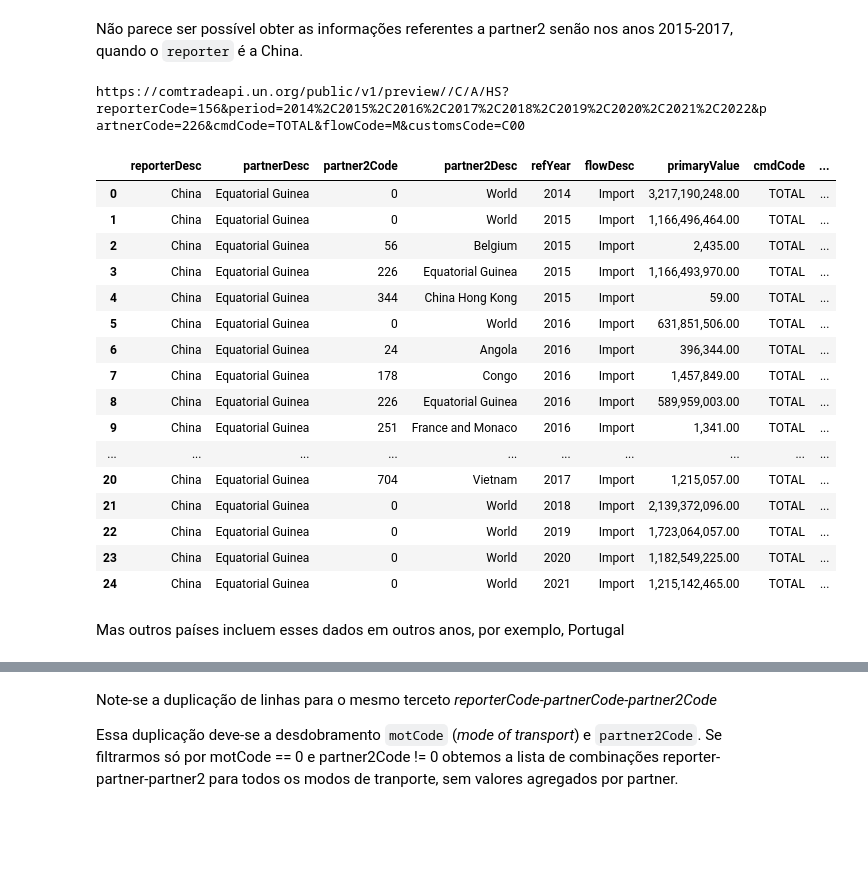
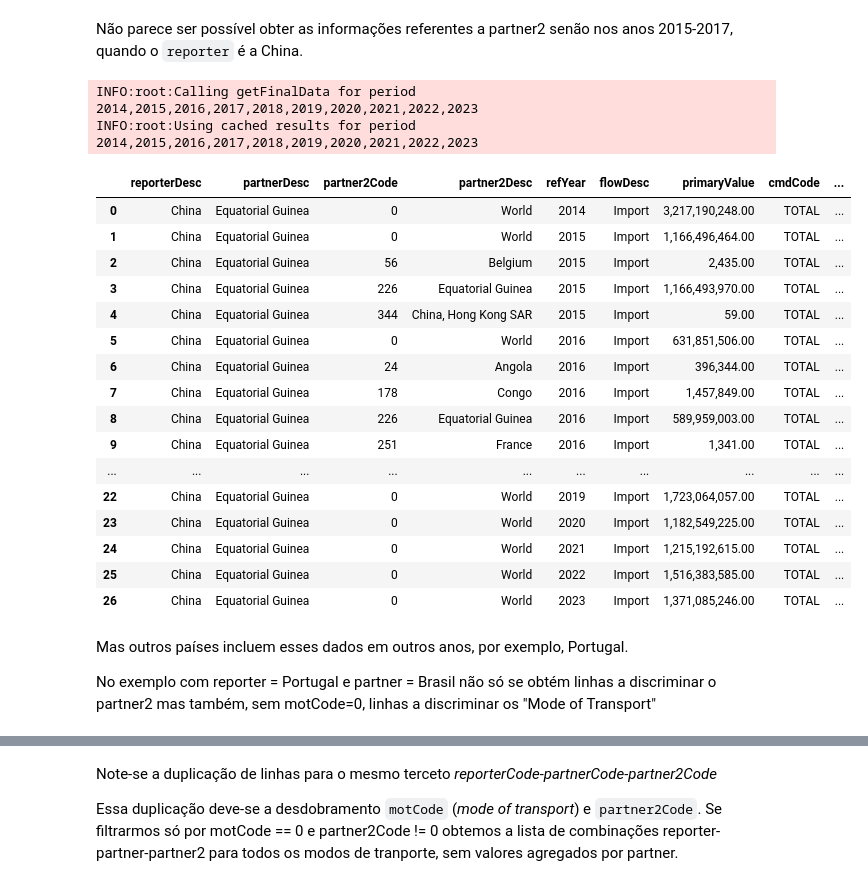
Before and after one commit to joaquimrcarvalho/cipf-comtrade, a Jupyter notebook: comtrade-api.ipynb, the cells around one changed output, grey strips where cells are left out. Cells and saved outputs as stored; diff of their text form; code cells hidden in the pictures; blank space fills up the shorter version.

```diff
--- a/comtrade-api.ipynb
+++ b/comtrade-api.ipynb
@@ -452,43 +541,53 @@ https://comtradeapi.un.org/public/v1/preview//C/A/HS?reporterCode=156&period=201
 Não parece ser possível obter as informações referentes a partner2
  senão nos anos 2015-2017, quando o `reporter` é a China.
 # %%
+import comtradetools
+
 yrange = comtradetools.year_range(2014,2023)
-reporterCode = m49_china
+reporterCode = comtradetools.m49_china
+partnerCode = comtradetools.m49_guine_equatorial
 # %%
 
-df = comtradetools.get_data("C",# C for commodities, S for Services
-                     "A",# (freqCode) A for annual and M for monthly
-                     flowCode=flow,
-                     reporterCode=reporterCode,
-                     partnerCode=partnerCode,
-                     partner2Code=None,
-                     cmdCode='TOTAL',
-                     period=yrange,
-                     timeout=10,
-                     echo_url=True
-                     )
-result = df.sort_values(['partnerDesc','refYear','flowCode'])[cols_partner2]
+df = comtradetools.getFinalData(
+    typeCode="C",# C for commodities, S for Services
+    freqCode="A",# (freqCode) A for annual and M for monthly
+    flowCode=flow,
+    reporterCode=reporterCode,
+    partnerCode=partnerCode,
+    partner2Code=None,
+    motCode=None,
+    customsCode=None,
+    clCode='HS',
+    cmdCode='TOTAL',
+    period=yrange,
+    includeDesc=True,
+    )
+result = df.sort_values(['partnerDesc','refYear','flowCode','motDesc'])[cols_partner2]
 # print(result.to_markdown())
 result
 # %% [output]
-https://comtradeapi.un.org/public/v1/preview//C/A/HS?reporterCode=156&period=2014%2C2015%2C2016%2C2017%2C2018%2C2019%2C2020%2C2021%2C2022&partnerCode=226&cmdCode=TOTAL&flowCode=M&customsCode=C00
+INFO:root:Calling getFinalData for period 2014,2015,2016,2017,2018,2019,2020,2021,2022,2023
+INFO:root:Using cached results for period 2014,2015,2016,2017,2018,2019,2020,2021,2022,2023
 |  | reporterDesc | partnerDesc | partner2Code | partner2Desc | refYear | flowDesc | primaryValue | cmdCode | ... |
 | 0 | China | Equatorial Guinea | 0 | World | 2014 | Import | 3,217,190,248.00 | TOTAL | ... |
 | 1 | China | Equatorial Guinea | 0 | World | 2015 | Import | 1,166,496,464.00 | TOTAL | ... |
 | 2 | China | Equatorial Guinea | 56 | Belgium | 2015 | Import | 2,435.00 | TOTAL | ... |
 | 3 | China | Equatorial Guinea | 226 | Equatorial Guinea | 2015 | Import | 1,166,493,970.00 | TOTAL | ... |
-| 4 | China | Equatorial Guinea | 344 | China Hong Kong | 2015 | Import | 59.00 | TOTAL | ... |
+| 4 | China | Equatorial Guinea | 344 | China, Hong Kong SAR | 2015 | Import | 59.00 | TOTAL | ... |
 | 5 | China | Equatorial Guinea | 0 | World | 2016 | Import | 631,851,506.00 | TOTAL | ... |
 | 6 | China | Equatorial Guinea | 24 | Angola | 2016 | Import | 396,344.00 | TOTAL | ... |
 | 7 | China | Equatorial Guinea | 178 | Congo | 2016 | Import | 1,457,849.00 | TOTAL | ... |
 | 8 | China | Equatorial Guinea | 226 | Equatorial Guinea | 2016 | Import | 589,959,003.00 | TOTAL | ... |
-| 9 | China | Equatorial Guinea | 251 | France and Monaco | 2016 | Import | 1,341.00 | TOTAL | ... |
+| 9 | China | Equatorial Guinea | 251 | France | 2016 | Import | 1,341.00 | TOTAL | ... |
 | ... | ... | ... | ... | ... | ... | ... | ... | ... | ... |
-| 20 | China | Equatorial Guinea | 704 | Vietnam | 2017 | Import | 1,215,057.00 | TOTAL | ... |
-| 21 | China | Equatorial Guinea | 0 | World | 2018 | Import | 2,139,372,096.00 | TOTAL | ... |
 | 22 | China | Equatorial Guinea | 0 | World | 2019 | Import | 1,723,064,057.00 | TOTAL | ... |
 | 23 | China | Equatorial Guinea | 0 | World | 2020 | Import | 1,182,549,225.00 | TOTAL | ... |
-| 24 | China | Equatorial Guinea | 0 | World | 2021 | Import | 1,215,142,465.00 | TOTAL | ... |
+| 24 | China | Equatorial Guinea | 0 | World | 2021 | Import | 1,215,192,615.00 | TOTAL | ... |
+| 25 | China | Equatorial Guinea | 0 | World | 2022 | Import | 1,516,383,585.00 | TOTAL | ... |
+| 26 | China | Equatorial Guinea | 0 | World | 2023 | Import | 1,371,085,246.00 | TOTAL | ... |
 # %% [markdown]
-Mas outros países incluem esses dados em outros anos, por exemplo, Portugal
+Mas outros países incluem esses dados em outros anos, por exemplo, Portugal.
+
+No exemplo com reporter = Portugal e partner = Brasil não só se obtém linhas a discriminar
+o partner2 mas também, sem motCode=0, linhas a discriminar os "Mode of Transport"
 # %%
```
Also changed, not shown: parts of 29 cells of this notebook.
